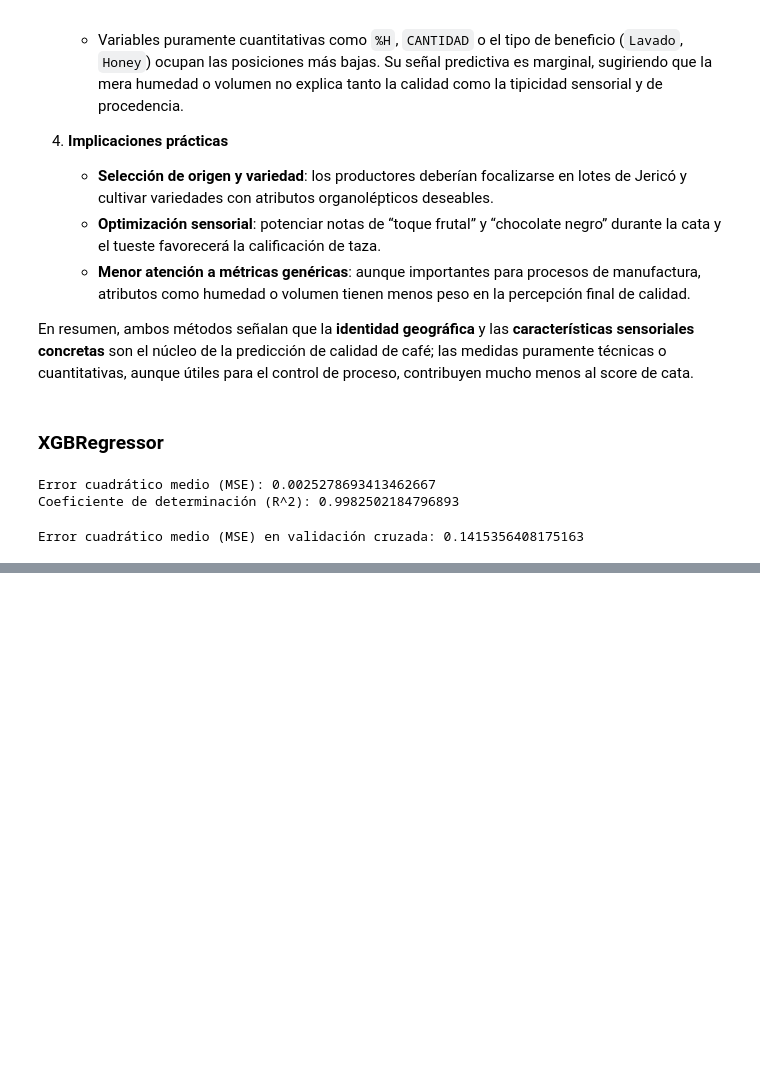
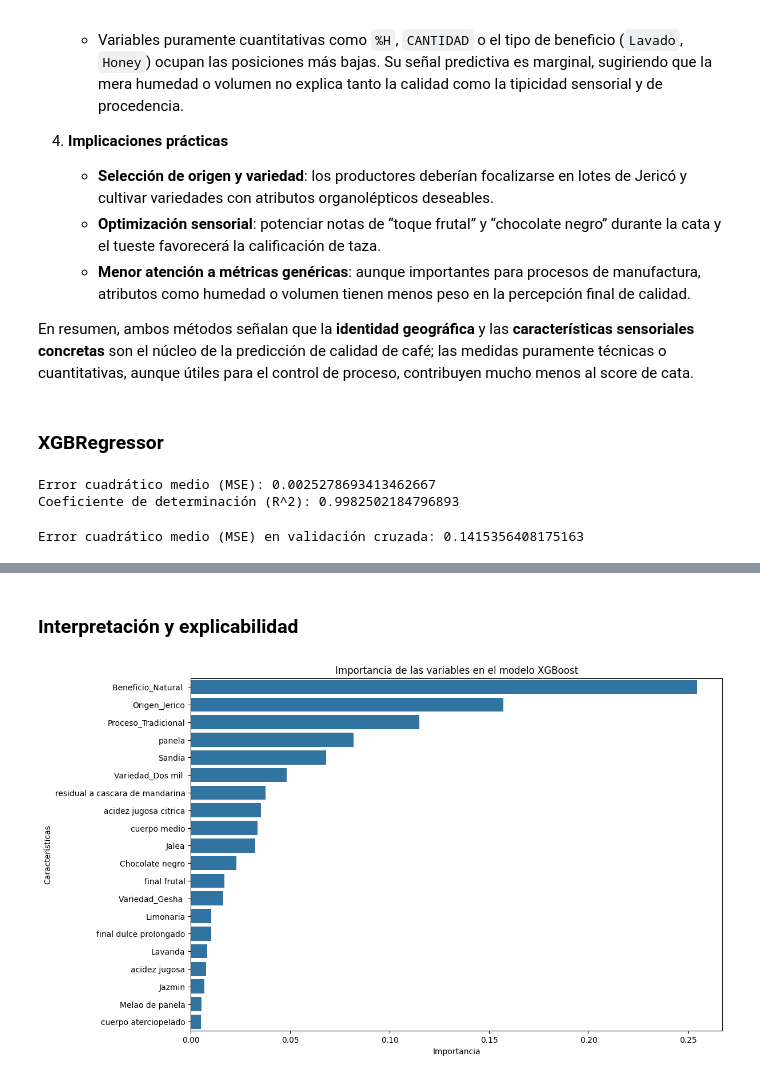
Before and after one commit to RicardoLoperaV/coffee-quality-regression, a Jupyter notebook: Coffee_Cup_Score.ipynb, the cells around one changed output, grey strips where cells are left out. Saved outputs shown, nothing was run; the diff lists cells and outputs as text; code cells hidden in the pictures; blank space fills up the shorter version.

Commit message:
Finalizacion
Se realiza el modelo XGBoost y su respectivo analisis, ademas se actualiza el flujo de trabajo y algunas descripciones

```diff
--- a/Coffee_Cup_Score.ipynb
+++ b/Coffee_Cup_Score.ipynb
@@ -844,0 +878,19 @@ Error cuadrático medio (MSE) en validación cruzada: 0.1415356408175163
+# %% [markdown]
+### Interpretación y explicabilidad
+# %%
+# Con lo anterior hacemos una visualización de la importancia de las variables en el modelo XGBoost
+importances2 = model2.feature_importances_
+# Creamos un DataFrame para visualizar las importancias
+importance_df2 = pd.DataFrame({
+    'Feature': X_full.columns,
+    'Importance': importances2
+}).sort_values(by='Importance', ascending=False)
+# Visualizamos las importancias de las variables
+plt.figure(figsize=(12, 8))
+sns.barplot(x='Importance', y='Feature', data=importance_df2.head(20))
+plt.title('Importancia de las variables en el modelo XGBoost')
+plt.xlabel('Importancia')
+plt.ylabel('Características')
+plt.show()
+# %% [output]
+[figure, added]
```
Also changed, not shown: parts of 8 cells of this notebook.
